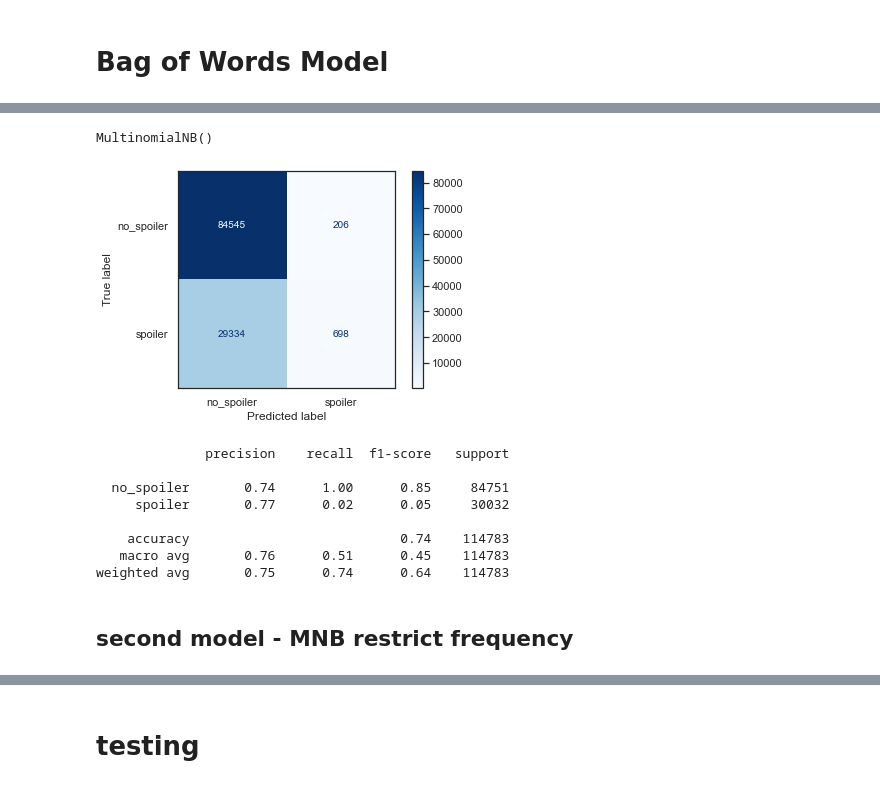
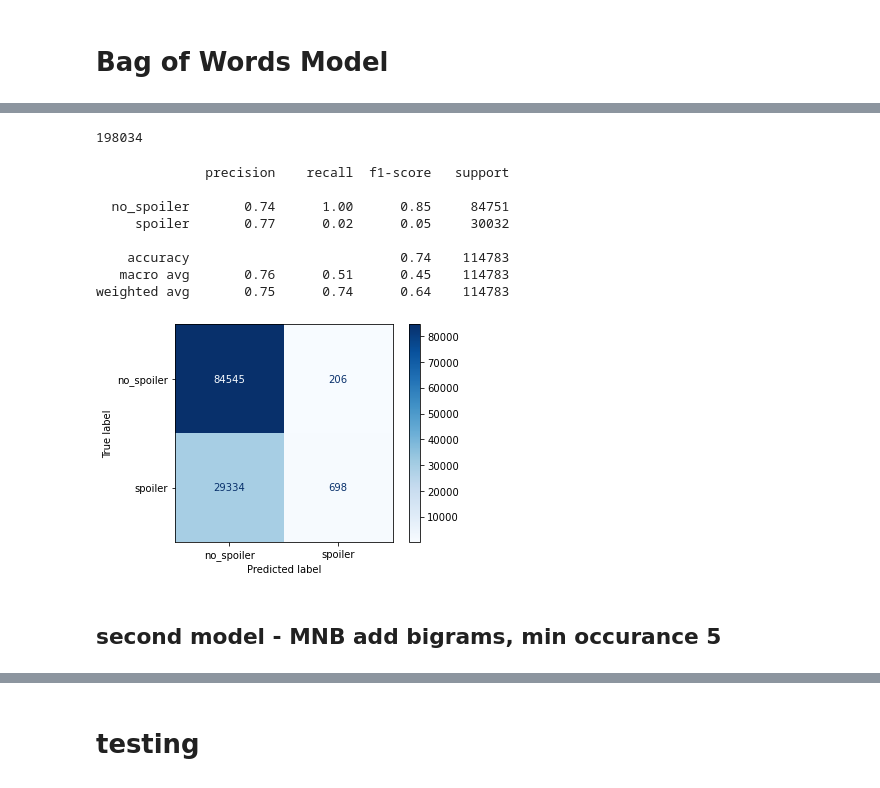
Before and after one commit to brtracy/capstone_project, a Jupyter notebook: spoiler-y.ipynb, the cells around one changed output, grey strips where cells are left out. Saved outputs shown, nothing was run; the diff lists cells and outputs as text; code cells hidden in the pictures.

```diff
--- a/spoiler-y.ipynb
+++ b/spoiler-y.ipynb
@@ -816,34 +580,19 @@ print(f"X_test / y_test shapes: {X_test.shape}, {y_test.shape}")
 # %%
 # set tfidf vectorizer
-tf_vec = TfidfVectorizer()
+tf_vec_v1 = TfidfVectorizer()
 
 # fit/transfrom X_train, convert to dataframe and set columns/index
-X_train_vec = tf_vec.fit_transform(X_train)
-X_train_vec = pd.DataFrame.sparse.from_spmatrix(X_train_vec)
-X_train_vec.columns = sorted(tf_vec.vocabulary_)
-X_train_vec.set_index(y_train.index, inplace=True)
+X_train_vec_v1 = tf_vec_v1.fit_transform(X_train)
+X_train_vec_v1 = pd.DataFrame.sparse.from_spmatrix(X_train_vec_v1)
+X_train_vec_v1.columns = sorted(tf_vec_v1.vocabulary_)
+X_train_vec_v1.set_index(y_train.index, inplace=True)
 
 # transform X_val, convert to dataframe and set columns/index
-X_val_vec = tf_vec.transform(X_val)
-X_val_vec  = pd.DataFrame.sparse.from_spmatrix(X_val_vec)
-X_val_vec.columns = sorted(tf_vec.vocabulary_)
-X_val_vec.set_index(y_val.index, inplace=True)
-
-
-"""
-This section can be uncommented to use count vectorizer instead
-"""
-# set count vectorizer
-# c_vec = CountVectorizer()
-
-# fit/transfrom X_train, convert to dataframe and set columns/index
-# X_train_vec = c_vec.fit_transform(X_train)
-# X_train_vec = pd.DataFrame.sparse.from_spmatrix(X_train_vec)
-# X_train_vec.columns = sorted(tf_vec.vocabulary_)
-# X_train_vec.set_index(y_train.index, inplace=True)
-
-# transform X_val, convert to dataframe and set columns/index
-# X_val_vec = c_vec.transform(X_val)
-# X_val_vec  = pd.DataFrame.sparse.from_spmatrix(X_val_vec)
-# X_val_vec.columns = sorted(c_vec.vocabulary_)
-# X_val_vec.set_index(y_val.index, inplace=True)
+X_val_vec_v1 = tf_vec_v1.transform(X_val)
+X_val_vec_v1  = pd.DataFrame.sparse.from_spmatrix(X_val_vec_v1)
+X_val_vec_v1.columns = sorted(tf_vec_v1.vocabulary_)
+X_val_vec_v1.set_index(y_val.index, inplace=True)
+# %%
+len(tf_vec_v1.vocabulary_)
+# %% [output]
+198034
@@ -852,26 +617,21 @@ This section can be uncommented to use count vectorizer instead
 mnb = MultinomialNB()
 
 # fit to X_train_vec/y_train
-mnb.fit(X_train_vec, y_train)
+mnb.fit(X_train_vec_v1, y_train)
 
 # generate y_pred
-y_pred = mnb.predict(X_val_vec)
+y_pred_v1 = mnb.predict(X_val_vec_v1)
-# %% [output]
-MultinomialNB()
-# %%
-confusion_matrix_plot(y_val, y_pred, class_names=['no_spoiler', 'spoiler'])
-# %% [output]
-[figure, removed]
-# %%
-print(classification_report(y_val, y_pred, target_names=['no_spoiler', 'spoiler']))
-# %% [output]
-              precision    recall  f1-score   support
-
-  no_spoiler       0.74      1.00      0.85     84751
-     spoiler       0.77      0.02      0.05     30032
-
-    accuracy                           0.74    114783
-   macro avg       0.76      0.51      0.45    114783
-weighted avg       0.75      0.74      0.64    114783
+# %%
+report(y_val, y_pred_v1)
+# %% [output]
+              precision    recall  f1-score   support
+
+  no_spoiler       0.74      1.00      0.85     84751
+     spoiler       0.77      0.02      0.05     30032
+
+    accuracy                           0.74    114783
+   macro avg       0.76      0.51      0.45    114783
+weighted avg       0.75      0.74      0.64    114783
+[figure, added]
 # %% [markdown]
-## second model - MNB restrict frequency
+## second model - MNB add bigrams, min occurance 5
```
Also changed, not shown: parts of 65 cells of this notebook.
